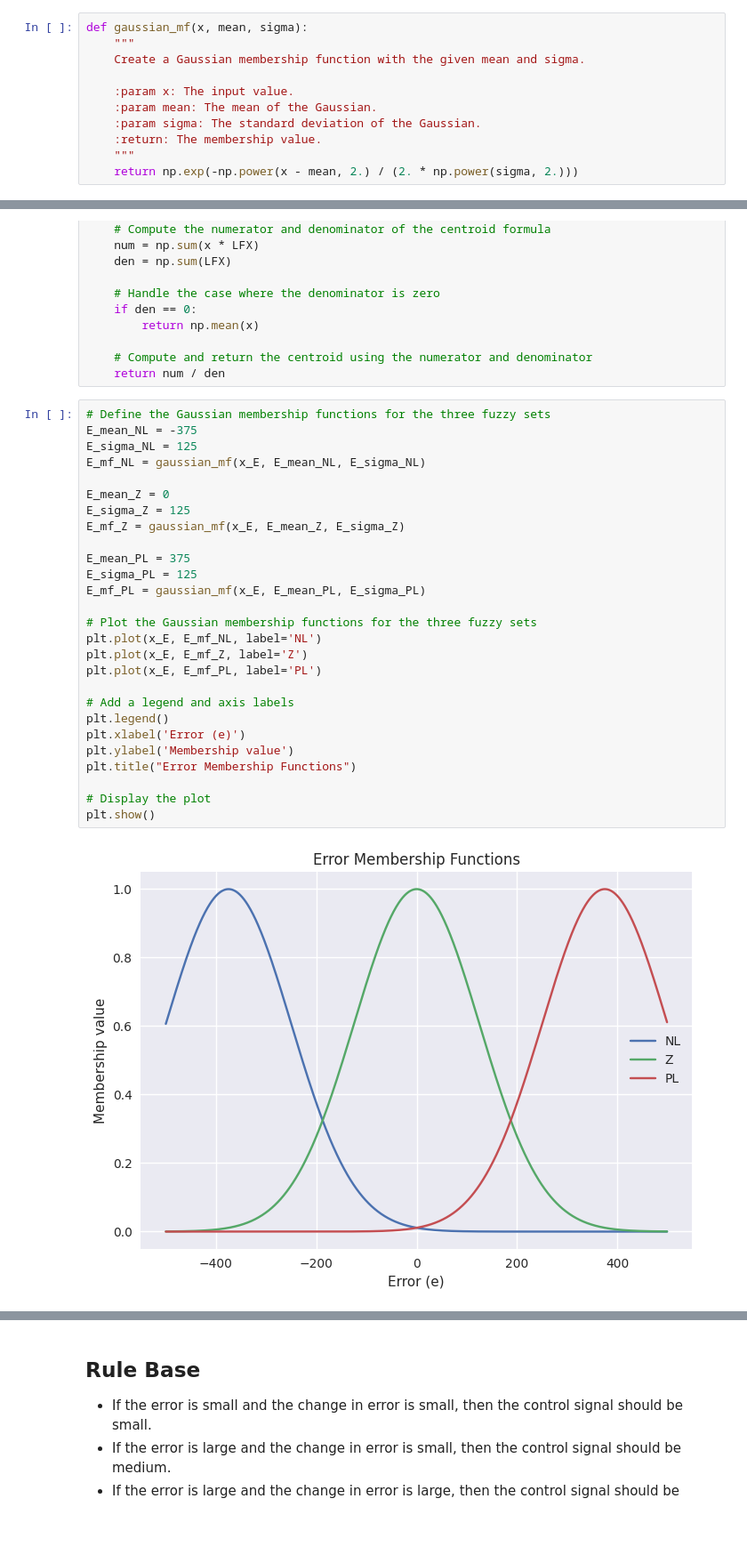
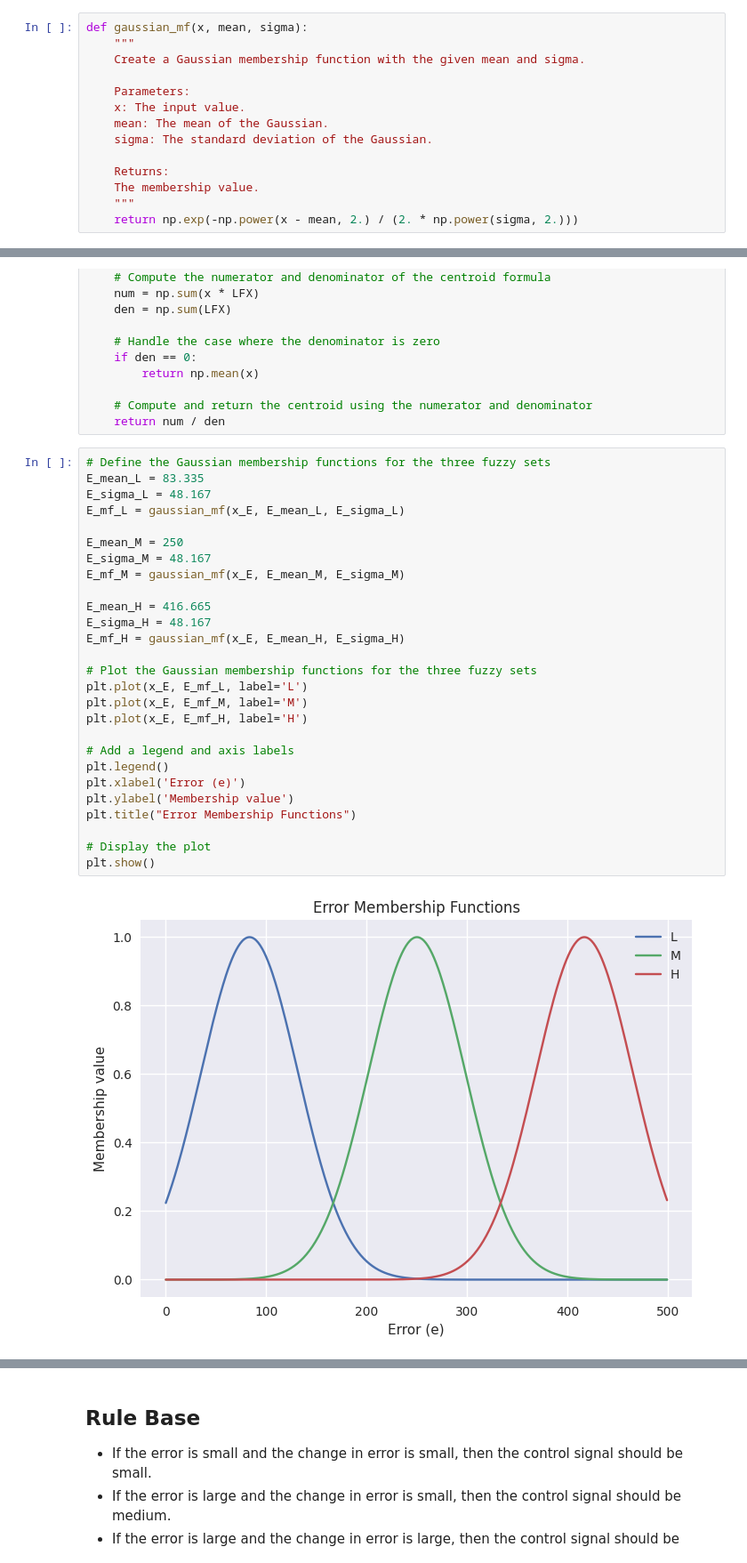
Before and after one commit to 0xkerem/Data_Science, a Jupyter notebook: basic-satellite-height-control-with-fuzzy-logic.ipynb, the cells around one changed output, grey strips where cells are left out. Shown at 89% size. Cells and saved outputs as stored; diff of their text form; blank space fills up the shorter version.

```diff
--- a/basic-satellite-height-control-with-fuzzy-logic.ipynb
+++ b/basic-satellite-height-control-with-fuzzy-logic.ipynb
@@ -52,10 +52,13 @@ def gaussian_mf(x, mean, sigma):
     """
     Create a Gaussian membership function with the given mean and sigma.
 
-    :param x: The input value.
-    :param mean: The mean of the Gaussian.
-    :param sigma: The standard deviation of the Gaussian.
-    :return: The membership value.
+    Parameters:
+    x: The input value.
+    mean: The mean of the Gaussian.
+    sigma: The standard deviation of the Gaussian.
+
+    Returns:
+    The membership value.
     """
     return np.exp(-np.power(x - mean, 2.) / (2. * np.power(sigma, 2.)))
 # %%
@@ -120,32 +123,32 @@ def defuzz(x, LFX):
     return num / den
 # %%
 # Define the Gaussian membership functions for the three fuzzy sets
-E_mean_NL = -375
-E_sigma_NL = 125
-E_mf_NL = gaussian_mf(x_E, E_mean_NL, E_sigma_NL)
+E_mean_L = 83.335
+E_sigma_L = 48.167
+E_mf_L = gaussian_mf(x_E, E_mean_L, E_sigma_L)
 
-E_mean_Z = 0
-E_sigma_Z = 125
-E_mf_Z = gaussian_mf(x_E, E_mean_Z, E_sigma_Z)
+E_mean_M = 250
+E_sigma_M = 48.167
+E_mf_M = gaussian_mf(x_E, E_mean_M, E_sigma_M)
 
-E_mean_PL = 375
-E_sigma_PL = 125
-E_mf_PL = gaussian_mf(x_E, E_mean_PL, E_sigma_PL)
+E_mean_H = 416.665
+E_sigma_H = 48.167
+E_mf_H = gaussian_mf(x_E, E_mean_H, E_sigma_H)
 
 # Plot the Gaussian membership functions for the three fuzzy sets
-plt.plot(x_E, E_mf_NL, label='NL')
-plt.plot(x_E, E_mf_Z, label='Z')
-plt.plot(x_E, E_mf_PL, label='PL')
+plt.plot(x_E, E_mf_L, label='L')
+plt.plot(x_E, E_mf_M, label='M')
+plt.plot(x_E, E_mf_H, label='H')
 
 # Add a legend and axis labels
 plt.legend()
 plt.xlabel('Error (e)')
 plt.ylabel('Membership value')
 plt.title("Error Membership Functions")
 
 # Display the plot
 plt.show()
 # %% [output]
-[figure, old version]
+[figure, new version]
 # %%
 # Define the Gaussian membership functions for the three fuzzy sets
```
Also changed, not shown: parts of 14 cells of this notebook.
